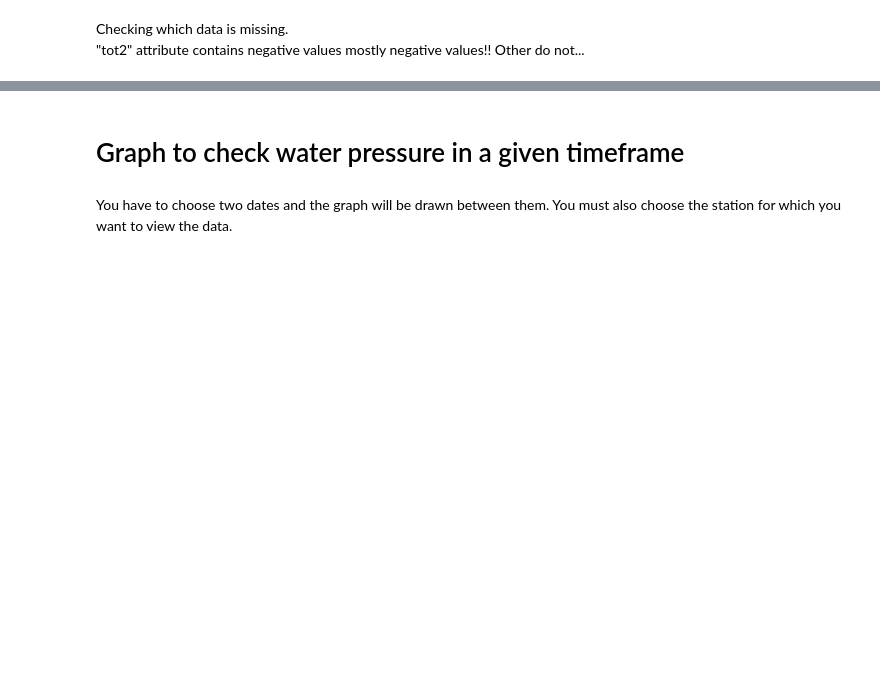
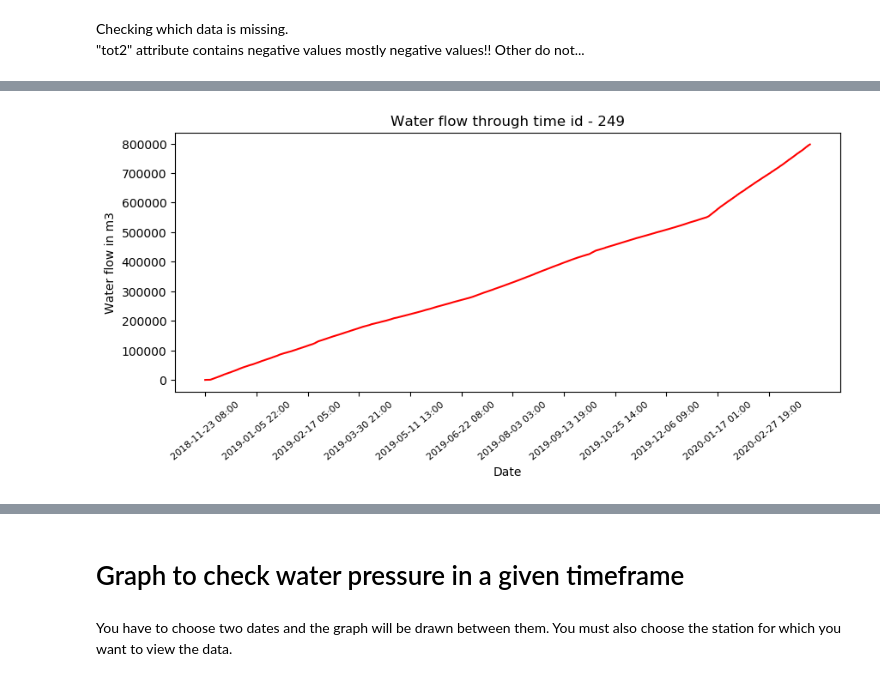
Before and after one commit to Zan-23/IJS_water_loss, a Jupyter notebook: notebooks/Intial data analysis.ipynb, the cells around one changed output, grey strips where cells are left out. Saved outputs shown, nothing was run; the diff lists cells and outputs as text; code cells hidden in the pictures; blank space fills up the shorter version.

```diff
--- a/notebooks/Intial data analysis.ipynb
+++ b/notebooks/Intial data analysis.ipynb
@@ -163,0 +283,4 @@ plt.show()
+# %%
+draw_x_y__water_graph(timestamp_data_249, y_axis_tot1_249, 249)
+# %% [output]
+[figure, added]
```
Also changed, not shown: parts of 25 cells of this notebook, 1 other file.
